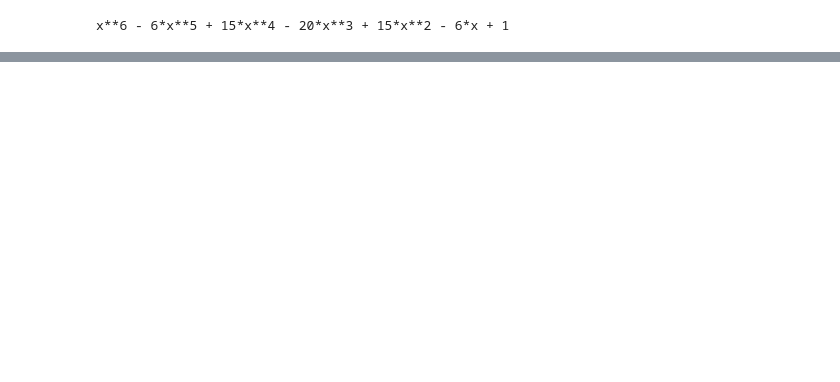
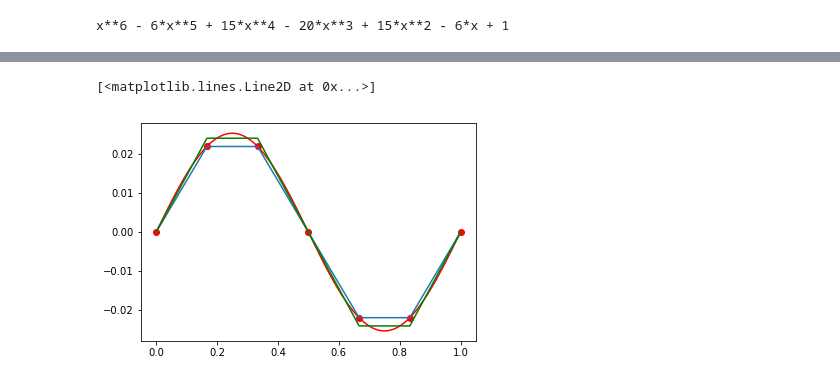
Before and after one commit to luca-heltai/numerical-analysis-2020-2021, a Jupyter notebook: notebooks/00-scratch-notes.ipynb, the cells around one changed output, grey strips where cells are left out. Cells and saved outputs as stored; diff of their text form; code cells hidden in the pictures; blank space fills up the shorter version.

```diff
--- a/notebooks/00-scratch-notes.ipynb
+++ b/notebooks/00-scratch-notes.ipynb
@@ -143,0 +156,6 @@ plot(x_plot, Lebesgue)
+# %%
+def rhs(x):
+    return sin(2*pi*x)
+
+def exact(x):
+    return 1/(4*pi*pi)*sin(2*pi*x)
@@ -143,0 +179,20 @@ plot(x_plot, Lebesgue)
+# %%
+from scipy.integrate import quad
+F = zeros((N))
+
+for i in range(1,N-1):
+    integrand = lambda X: rhs(X)*basis(X,i)
+    F[i] = quad(integrand, 0,1)[0]
+# %%
+u_fem = linalg.solve(A, F)
+u_fd = linalg.solve(A, rhs(x)*h)
+
+xp = linspace(0,1,129)
+
+plot(xp, exact(xp), 'r')
+plot(x, exact(x), 'ro')
+plot(x, u_fem)
+plot(x, u_fd, 'g')
+# %% [output]
+[<matplotlib.lines.Line2D at 0x...>]
+[figure, added]
```
Also changed, not shown: parts of 10 cells of this notebook, 2 other files.
